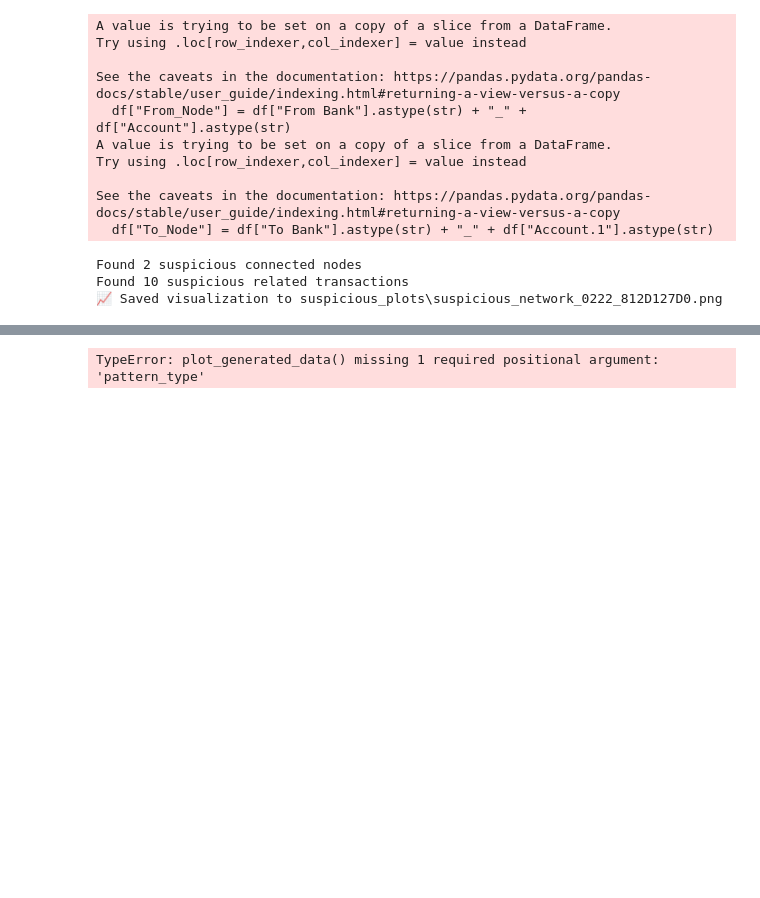
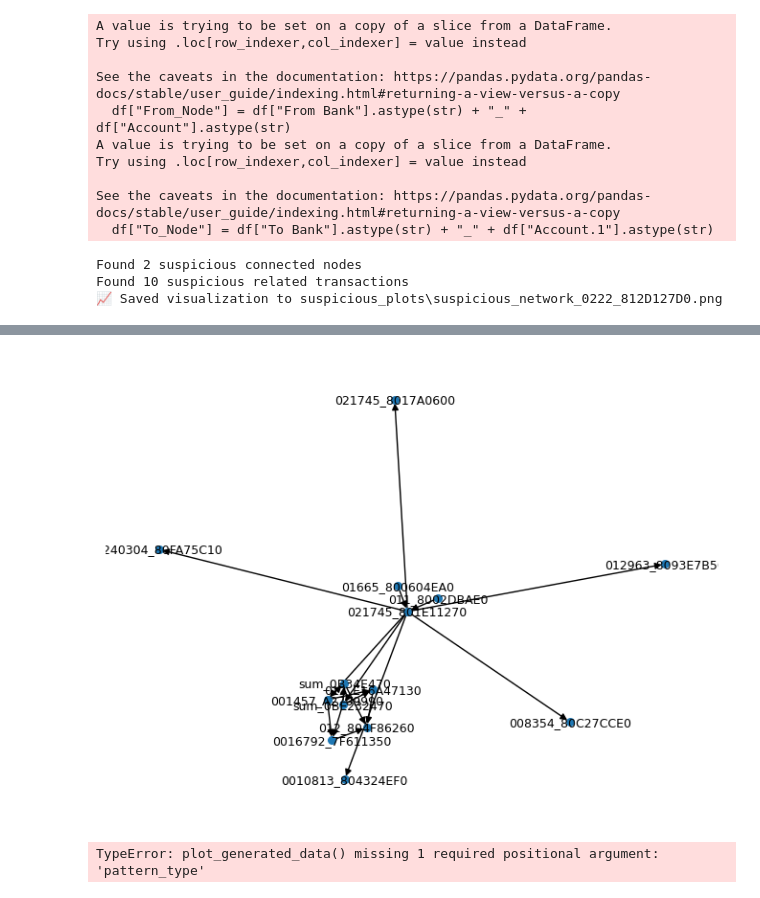
Before and after one commit to LucScheepens/grad, a Jupyter notebook: dataprep/preprocessing.ipynb, the cells around one changed output, grey strips where cells are left out. Saved outputs shown, nothing was run; the diff lists cells and outputs as text; code cells hidden in the pictures; blank space fills up the shorter version.

```diff
--- a/dataprep/preprocessing.ipynb
+++ b/dataprep/preprocessing.ipynb
@@ -275,3 +262,13 @@ if len(net['nodes']) > 3:
+# %%
+nx.draw(
+    G,
+    with_labels=True,
+    node_size=30,
+    font_size=9,
+    arrows=True,
+)
+# %% [output]
+[figure, added]
 # %%
 G, pos = generate_pattern(pattern_type="Bipartite", n_left=2, n_right=3, laudering=1
                  )
```
Also changed, not shown: parts of 12 cells of this notebook.
